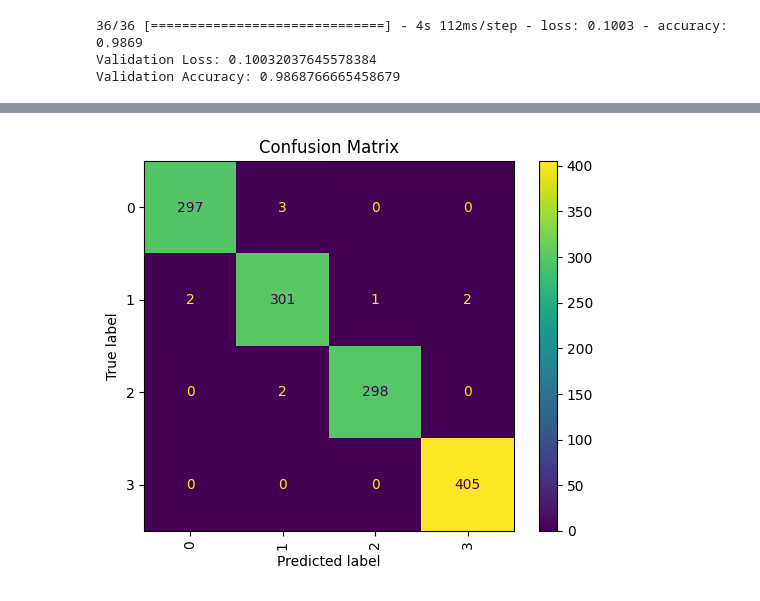
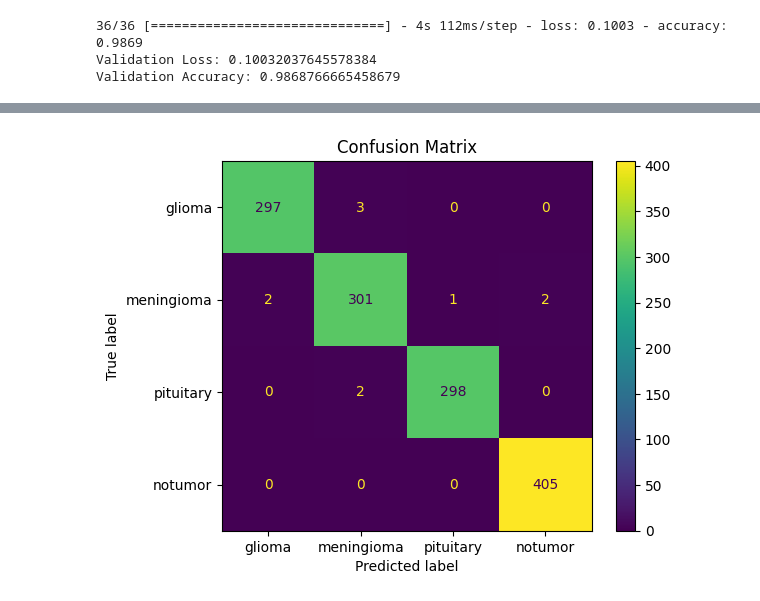
Before and after one commit to NinePiece2/MRI-Brain-Tumor-Detection, a Jupyter notebook: notebooks/Classification.ipynb, the cells around one changed output, grey strips where cells are left out. Drawn from its saved outputs; the diff is of its cells as text; code cells hidden in the pictures.

Commit message:
Add improved Confusion Matrix

```diff
--- a/notebooks/Classification.ipynb
+++ b/notebooks/Classification.ipynb
@@ -325,8 +325,8 @@ predicted_classes = np.argmax(predicted_probs, axis=1)
 conf_matrix = confusion_matrix(test_labels, predicted_classes, labels=range(len(class_labels)))
 
 # Display the confusion matrix
-disp = ConfusionMatrixDisplay(confusion_matrix=conf_matrix, display_labels=list(class_labels.values()))
-disp.plot(cmap='viridis', xticks_rotation='vertical', values_format='d')
+disp = ConfusionMatrixDisplay(confusion_matrix=conf_matrix, display_labels=list(class_labels.keys()))
+disp.plot(cmap='viridis', xticks_rotation='horizontal', values_format='d')
 
 plt.title("Confusion Matrix")
 plt.show()
@@ -346 +346 @@ Testing Accuracy: 0.9923722147941589
-[figure, old version]
+[figure, new version]
```
Also changed, not shown: parts of 2 cells of this notebook.
